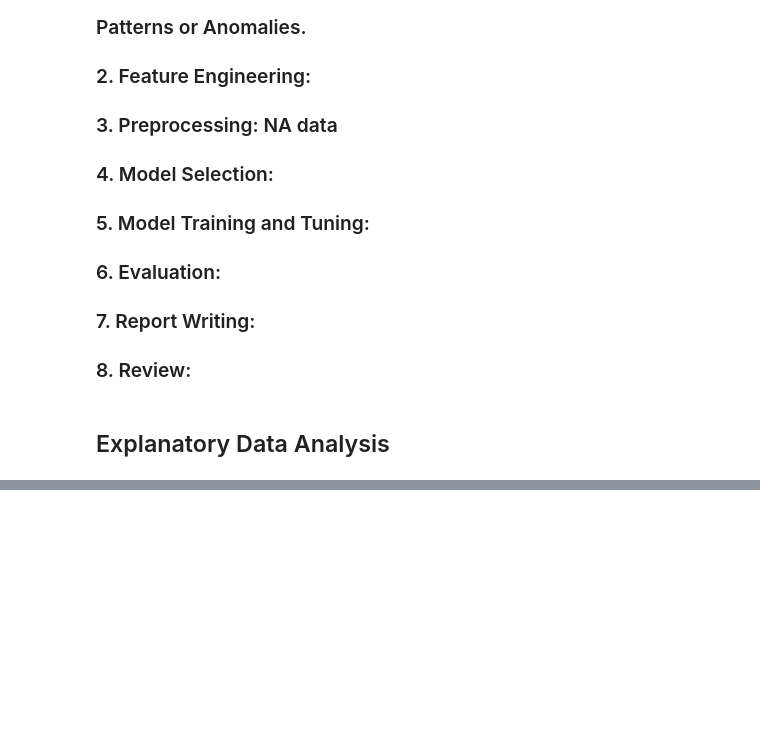
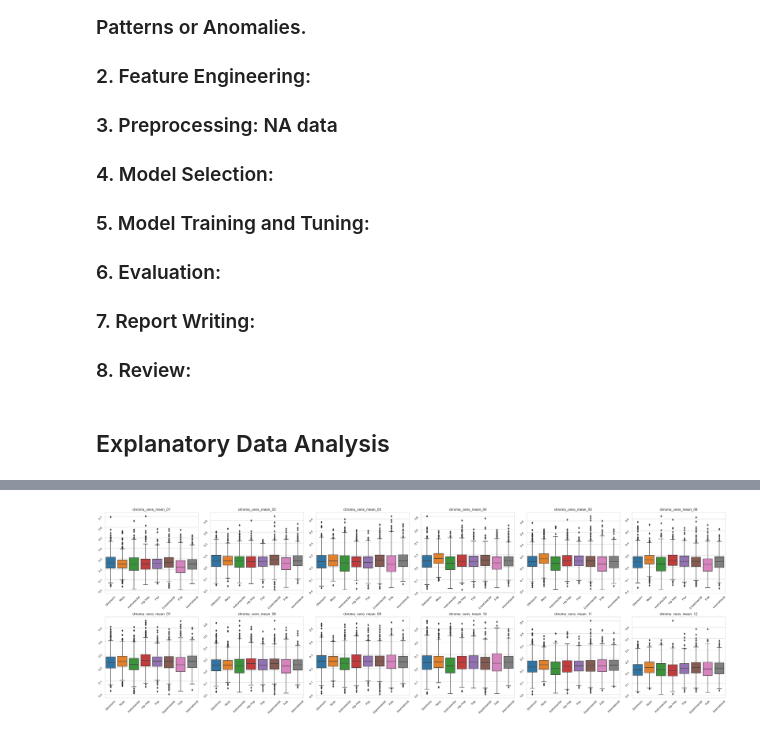
Before and after one commit to tobias-schnabel/sml-practical, a Jupyter notebook: Frensi.ipynb, the cells around one changed output, grey strips where cells are left out. Cells and saved outputs as stored; diff of their text form; code cells hidden in the pictures; blank space fills up the shorter version.

```diff
--- a/Frensi.ipynb
+++ b/Frensi.ipynb
@@ -46,0 +129,22 @@ y_train["Genre"].value_counts().plot(kind='bar')
+# %%
+import matplotlib.pyplot as plt
+import seaborn as sns
+
+# Set up the matplotlib figure, specifying the overall grid size: 2 rows, 6 columns
+fig, axes = plt.subplots(2, 6, figsize=(30, 10))
+
+names = ["chroma_cens_mean_01", "chroma_cens_mean_02", "chroma_cens_mean_03", "chroma_cens_mean_04", "chroma_cens_mean_05", "chroma_cens_mean_06",
+         "chroma_cens_mean_07", "chroma_cens_mean_08", "chroma_cens_mean_09", "chroma_cens_mean_10", "chroma_cens_mean_11", "chroma_cens_mean_12"]
+
+for i in range(12):
+    row, col = divmod(i, 6)
+    sns.boxplot(x = "Genre", y = names[i], data = df_merged, ax = axes[row, col])
+    axes[row, col].set_title(names[i])
+    axes[row, col].set_xlabel('')  # Optional: remove x-axis label for clarity
+    axes[row, col].set_ylabel('')  # Optional: remove y-axis label for clarity
+    axes[row, col].tick_params(labelrotation=45)  # Rotate x-axis labels for readability
+
+plt.tight_layout()
+plt.show()
+# %% [output]
+[figure, added]
```
Also changed, not shown: parts of 17 cells of this notebook.
